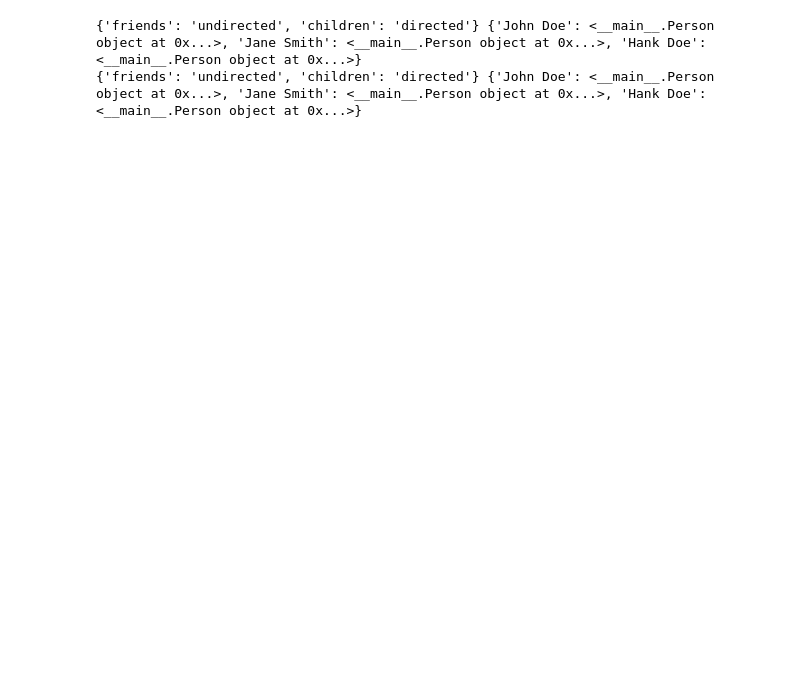
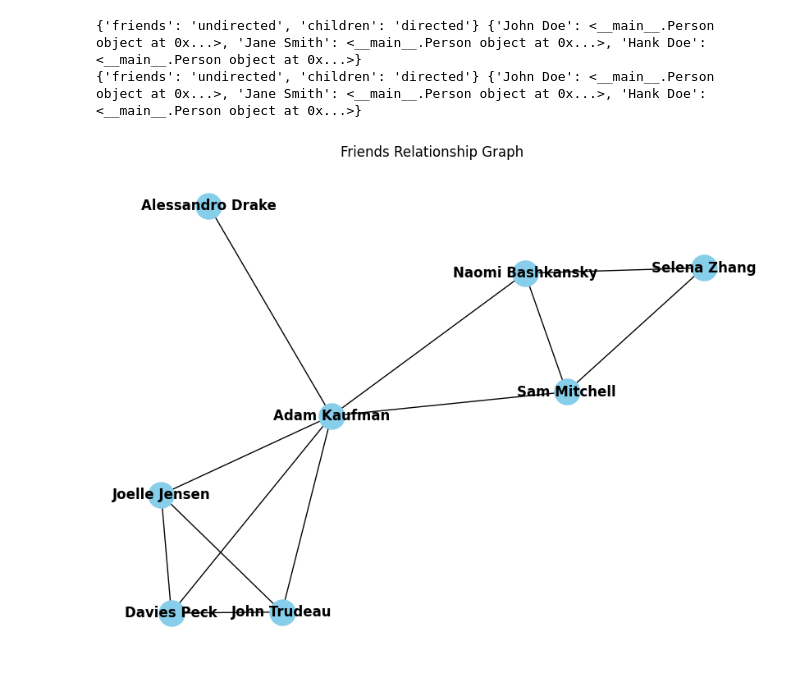
Before and after one commit to Eccentr1city/social_network, a Jupyter notebook: main.ipynb, the cells around one changed output. Drawn from its saved outputs; the diff is of its cells as text; code cells hidden in the pictures; blank space fills up the shorter version.

Commit message:
Graph visualization

```diff
--- a/main.ipynb
+++ b/main.ipynb
@@ -139,3 +186,28 @@ print(group2.relationships, group2.people)
 # %% [output]
 {'friends': 'undirected', 'children': 'directed'} {'John Doe': <__main__.Person object at 0x...>, 'Jane Smith': <__main__.Person object at 0x...>, 'Hank Doe': <__main__.Person object at 0x...>}
 {'friends': 'undirected', 'children': 'directed'} {'John Doe': <__main__.Person object at 0x...>, 'Jane Smith': <__main__.Person object at 0x...>, 'Hank Doe': <__main__.Person object at 0x...>}
+# %%
+# Example usage
+adam_friends = Group()
+ghs = ['John Trudeau', 'Joelle Jensen', 'Davies Peck']
+ai = ['Sam Mitchell', 'Naomi Bashkansky']
+hahvahd = ['Alessandro Drake']
+for name in ghs + ai + hahvahd:
+    person = Person(name, adam_friends)
+    person.add_undirected_relationship('Adam Kaufman', 'friends')
+
+for name in ghs:
+    for other_name in ghs:
+        if name != other_name:
+            adam_friends.people[name].add_undirected_relationship(other_name, 'friends')
+
+selena = Person('Selena Zhang', adam_friends)
+for name in ai:
+    selena.add_undirected_relationship(name, 'friends')
+
+adam_friends.people['Naomi Bashkansky'].add_undirected_relationship('Sam Mitchell', 'friends')
+
+adam_friends.update_relationship_graphs()
+adam_friends.plot_relationship_graph('friends')
+# %% [output]
+[figure, added]
```
Also changed, not shown: parts of 2 cells of this notebook, 1 other file.
